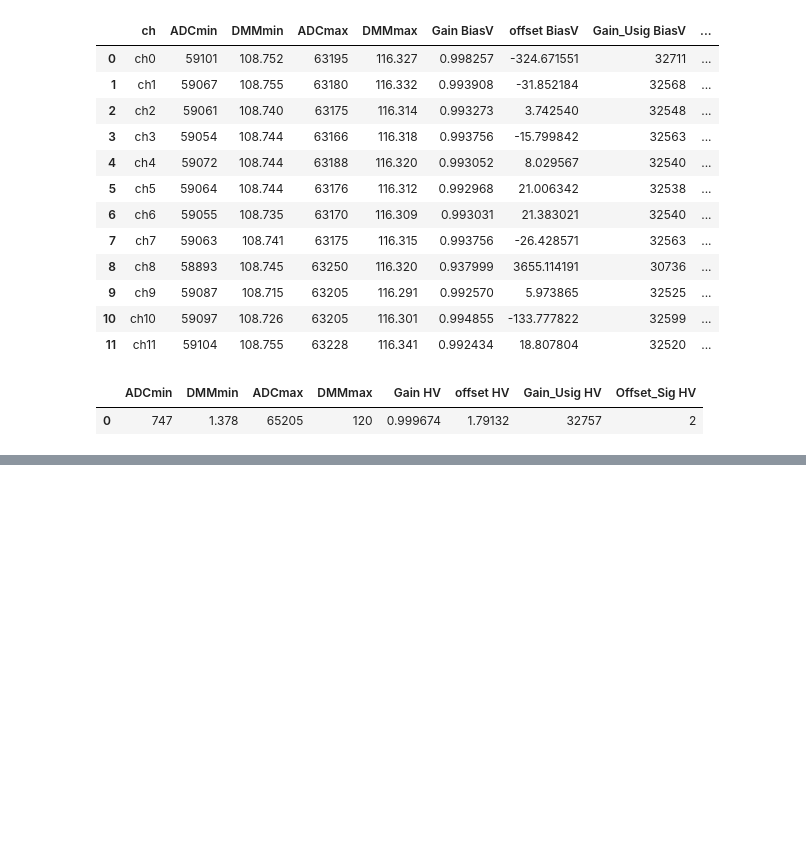
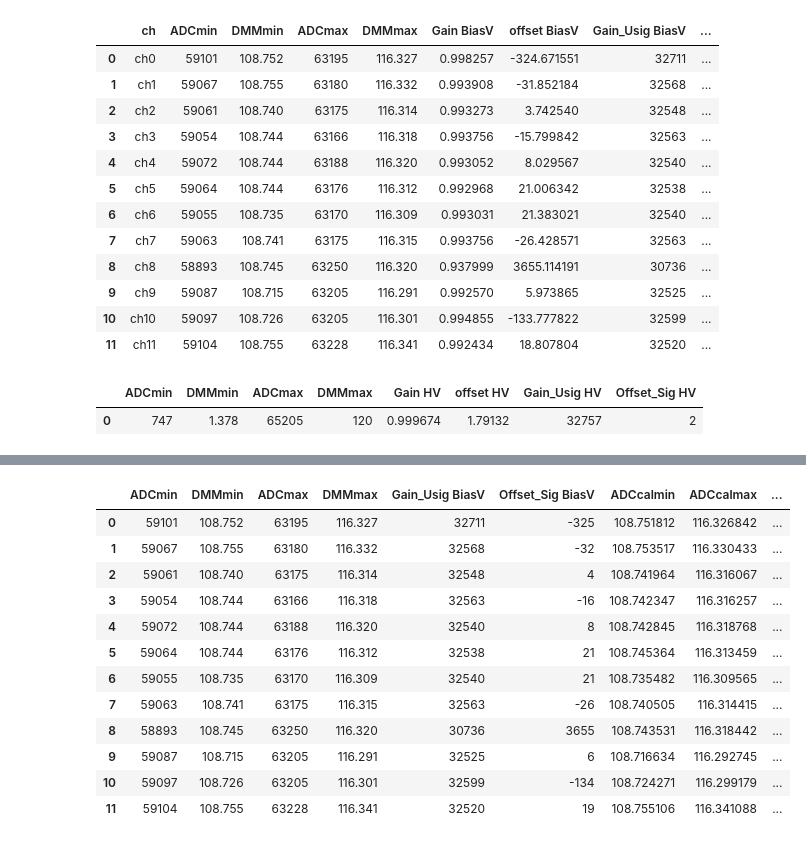
Before and after one commit to stbordoni/calib, a Jupyter notebook: ana_calib_SN04_test5_FFF.ipynb, the cells around one changed output, grey strips where cells are left out. Saved outputs shown, nothing was run; the diff lists cells and outputs as text; code cells hidden in the pictures; blank space fills up the shorter version.

```diff
--- a/ana_calib_SN04_test5_FFF.ipynb
+++ b/ana_calib_SN04_test5_FFF.ipynb
@@ -183,0 +184,9 @@ df_calib_HV
+# %%
+### test to validate the calibration
+# 1) compute the ADC calibrated value :
+# 2) convert it in V units using the offset and gain (rounded values) computed
+# verify if the difference between the DMM value and the DMM_fromcalib are within the error (error of LSB = 1.8535mV)
+
+
+df_caltest_biasV = df[['ADCmin','DMMmin', 'ADCmax','DMMmax' , 'Gain_Usig BiasV','Offset_Sig BiasV'] ].copy()
+df_caltest_biasV
@@ -183,0 +207,6 @@ df_calib_HV
+# %%
+a_coeff = 1.8535e-3
+b_coeff = 0
+df_caltest_biasV['ADCcalmin'] = (df['ADCmin'] + df['Offset_Sig BiasV']) * (df['Gain_Usig BiasV'] /32768) * a_coeff + b_coeff
+df_caltest_biasV['ADCcalmax'] = (df['ADCmax'] + df['Offset_Sig BiasV']) * (df['Gain_Usig BiasV'] /32768) * a_coeff + b_coeff
+df_caltest_biasV
@@ -183,0 +227,24 @@ df_calib_HV
+# %%
+LSBres = 1.8535e-3
+
+df_caltest_biasV['ADCmin err'] = df_caltest_biasV['DMMmin']-df_caltest_biasV['ADCcalmin']
+df_caltest_biasV['ADCmax err'] = df_caltest_biasV['DMMmax']-df_caltest_biasV['ADCcalmax']
+
+df_caltest_biasV['ADCmin sigma '] = df_caltest_biasV['ADCmin err']/LSBres
+df_caltest_biasV['ADCmax sigma '] = df_caltest_biasV['ADCmax err']/LSBres
+
+df_caltest_biasV
+# %% [output]
+|  | ADCmin | DMMmin | ADCmax | DMMmax | Gain_Usig BiasV | Offset_Sig BiasV | ADCcalmin | ADCcalmax | ... |
+| 0 | 59101 | 108.752 | 63195 | 116.327 | 32711 | -325 | 108.751812 | 116.326842 | ... |
+| 1 | 59067 | 108.755 | 63180 | 116.332 | 32568 | -32 | 108.753517 | 116.330433 | ... |
+| 2 | 59061 | 108.740 | 63175 | 116.314 | 32548 | 4 | 108.741964 | 116.316067 | ... |
+| 3 | 59054 | 108.744 | 63166 | 116.318 | 32563 | -16 | 108.742347 | 116.316257 | ... |
+| 4 | 59072 | 108.744 | 63188 | 116.320 | 32540 | 8 | 108.742845 | 116.318768 | ... |
+| 5 | 59064 | 108.744 | 63176 | 116.312 | 32538 | 21 | 108.745364 | 116.313459 | ... |
+| 6 | 59055 | 108.735 | 63170 | 116.309 | 32540 | 21 | 108.735482 | 116.309565 | ... |
+| 7 | 59063 | 108.741 | 63175 | 116.315 | 32563 | -26 | 108.740505 | 116.314415 | ... |
+| 8 | 58893 | 108.745 | 63250 | 116.320 | 30736 | 3655 | 108.743531 | 116.318442 | ... |
+| 9 | 59087 | 108.715 | 63205 | 116.291 | 32525 | 6 | 108.716634 | 116.292745 | ... |
+| 10 | 59097 | 108.726 | 63205 | 116.301 | 32599 | -134 | 108.724271 | 116.299179 | ... |
+| 11 | 59104 | 108.755 | 63228 | 116.341 | 32520 | 19 | 108.755106 | 116.341088 | ... |
```
Also changed, not shown: parts of 11 cells of this notebook.
